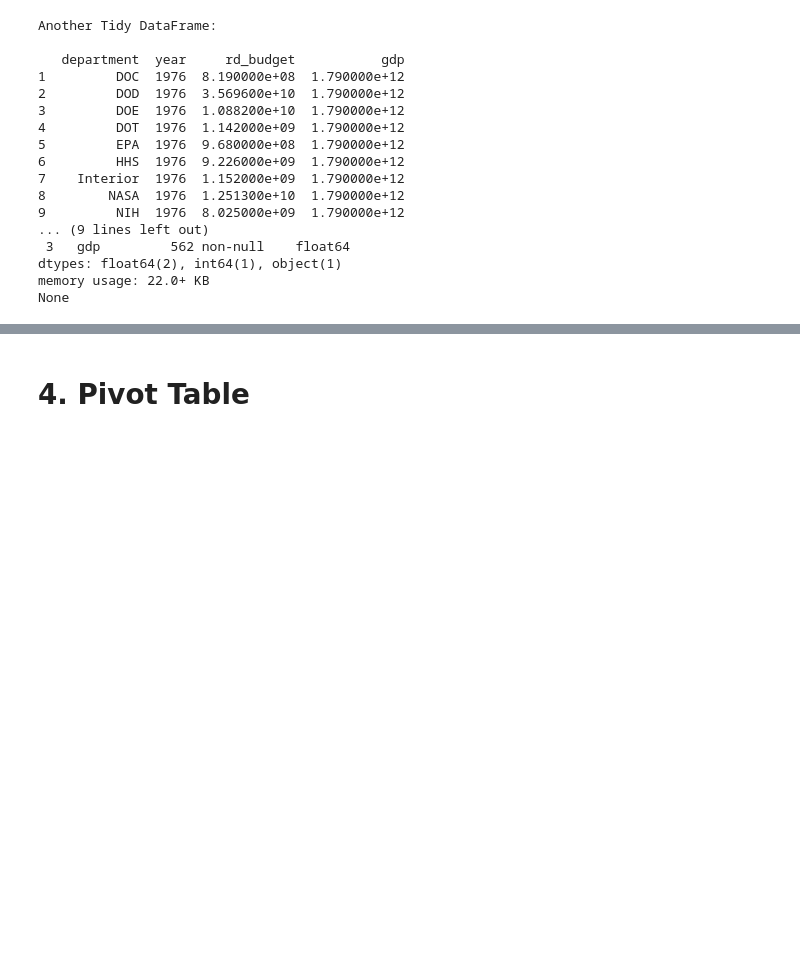
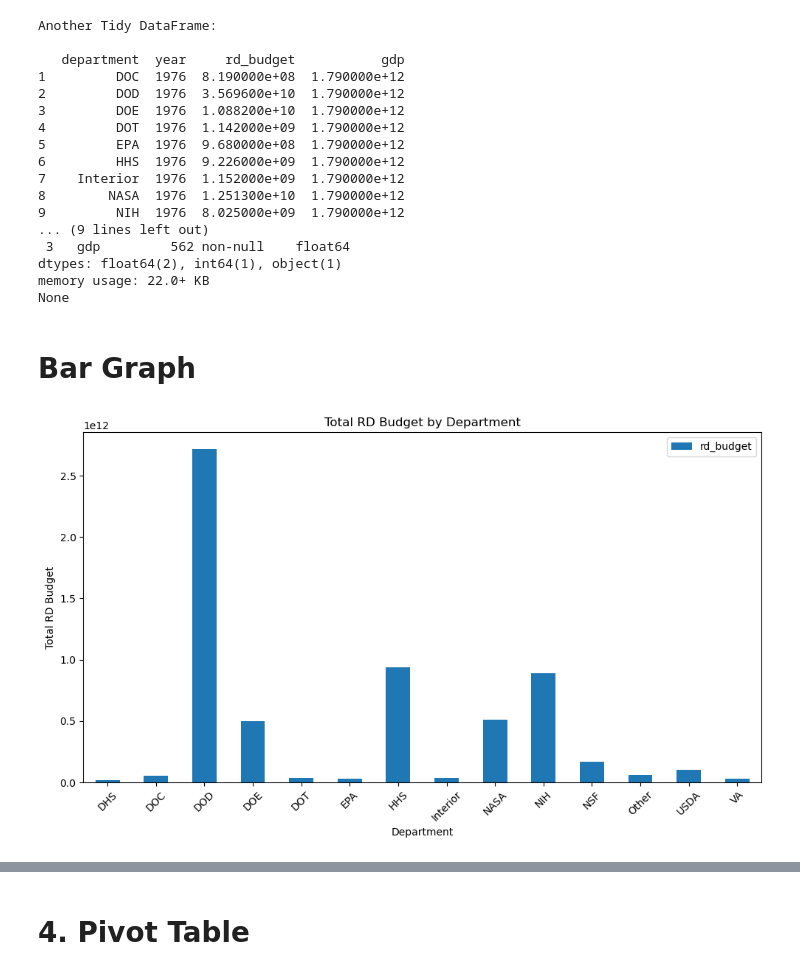
Before and after one commit to cbustil2/Bustillo-Data-Science-Portfolio, a Jupyter notebook: TidyData-Project/tidying_rd_budget.ipynb, the cells around one changed output, grey strips where cells are left out. Saved outputs shown, nothing was run; the diff lists cells and outputs as text; code cells hidden in the pictures; blank space fills up the shorter version.

```diff
--- a/TidyData-Project/tidying_rd_budget.ipynb
+++ b/TidyData-Project/tidying_rd_budget.ipynb
@@ -196,3 +204,21 @@ Another Tidy DataFrame:
 dtypes: float64(2), int64(1), object(1)
 memory usage: 22.0+ KB
 None
+# %% [markdown]
+# Bar Graph
+# %%
+import matplotlib.pyplot as plt
+
+# Create the pivot table
+pivot_table = df_tidy.pivot_table(index='department', values='rd_budget', aggfunc='sum')
+
+# Create a bar graph from the pivot table
+pivot_table.plot(kind='bar', figsize=(10, 6))
+plt.title('Total RD Budget by Department')
+plt.xlabel('Department')
+plt.ylabel('Total RD Budget')
+plt.xticks(rotation=45)
+plt.tight_layout()
+plt.show()
+# %% [output]
+[figure, added]
```
Also changed, not shown: parts of 2 cells of this notebook, 2 other files.
